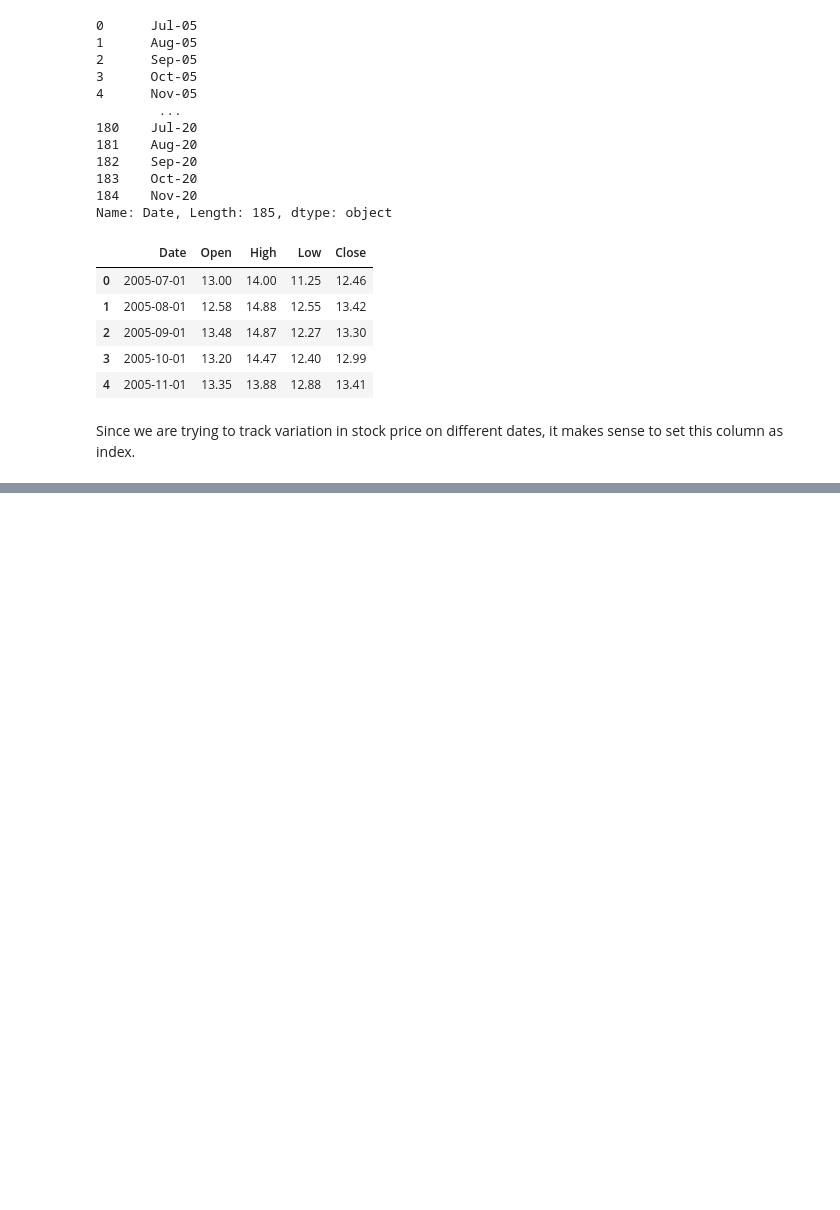
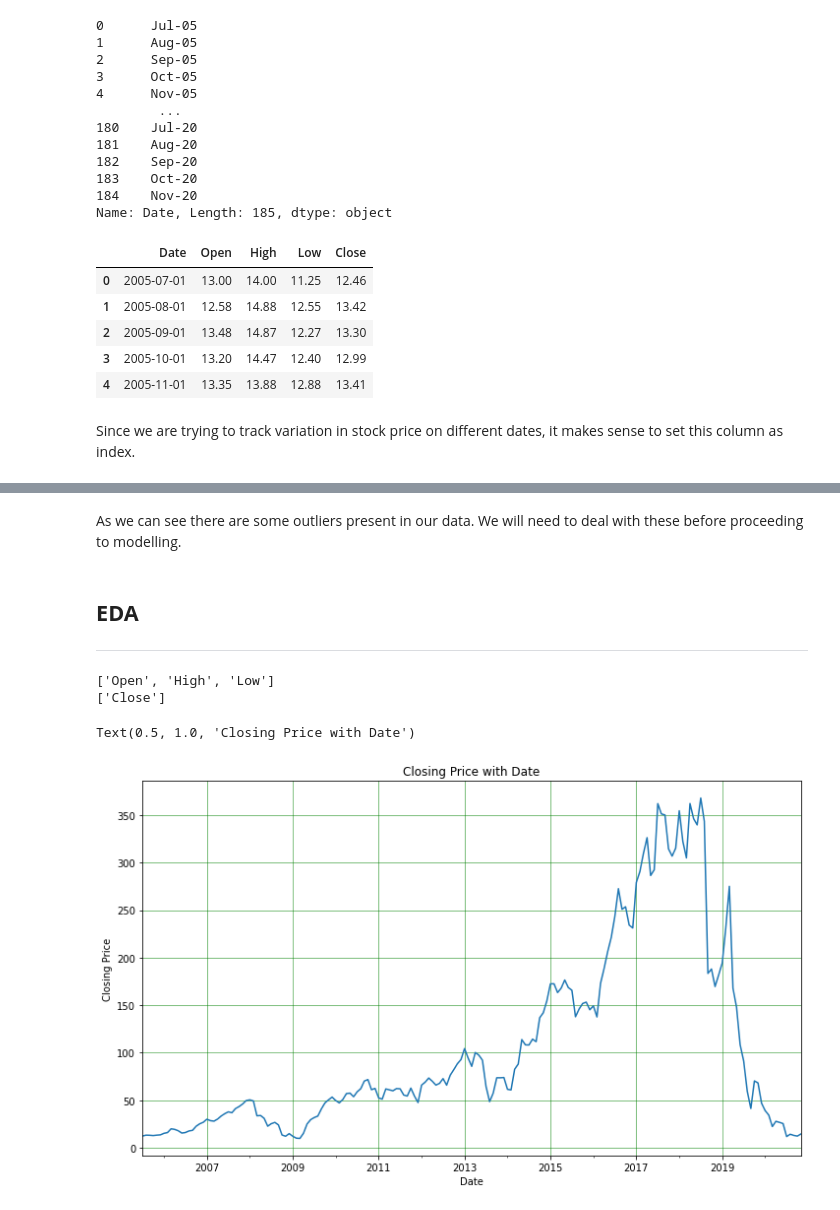
Before and after one commit to gopaljigupta45/YES_BANK_STOCK_PRICE_PREDICTION, a Jupyter notebook: Yes_bank_stock_price_prediction_.ipynb, the cells around one changed output, grey strips where cells are left out. Drawn from its saved outputs; the diff is of its cells as text; code cells hidden in the pictures; blank space fills up the shorter version.

```diff
--- a/Yes_bank_stock_price_prediction_.ipynb
+++ b/Yes_bank_stock_price_prediction_.ipynb
@@ -160,0 +186,28 @@ df.set_index(df.Date, inplace=True)           # setting Date column as index.
+# %% [markdown]
+As we can see there are some outliers present in our data. We will need to deal with these before proceeding to modelling.
+# %% [markdown]
+## **EDA**
+
+
+---
+# %%
+# Separating the dependent and independent variables.
+independent_variables = df.columns.tolist()[:-1]
+dependent_variable = ['Close']
+
+print(independent_variables)
+print(dependent_variable)
+# %% [output]
+['Open', 'High', 'Low']
+['Close']
+# %%
+# Plotting the dependent variable .
+plt.figure(figsize=(12,7))
+df['Close'].plot()
+plt.grid(which='major', linestyle='-', linewidth='0.5', color='green')
+plt.xlabel('Date')
+plt.ylabel('Closing Price')
+plt.title('Closing Price with Date')
+# %% [output]
+Text(0.5, 1.0, 'Closing Price with Date')
+[figure, added]
```
Also changed, not shown: parts of 11 cells of this notebook.
